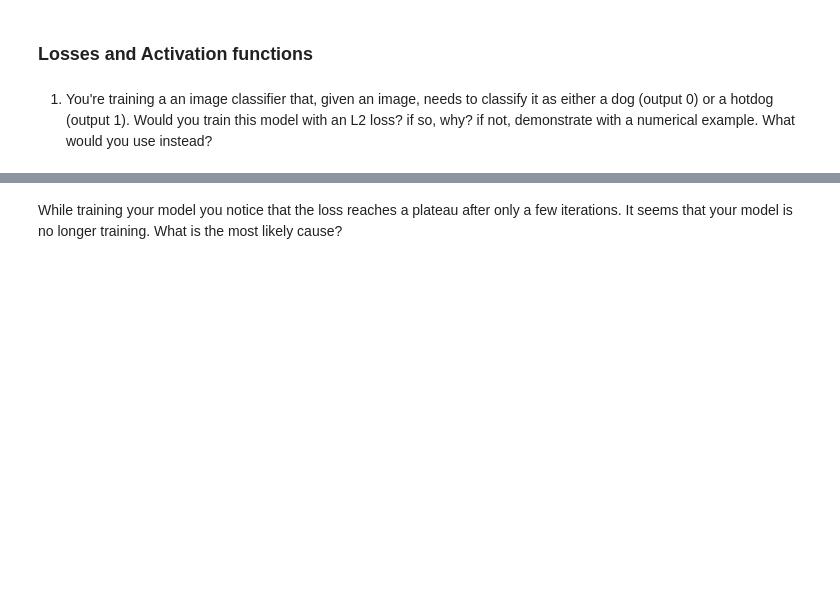
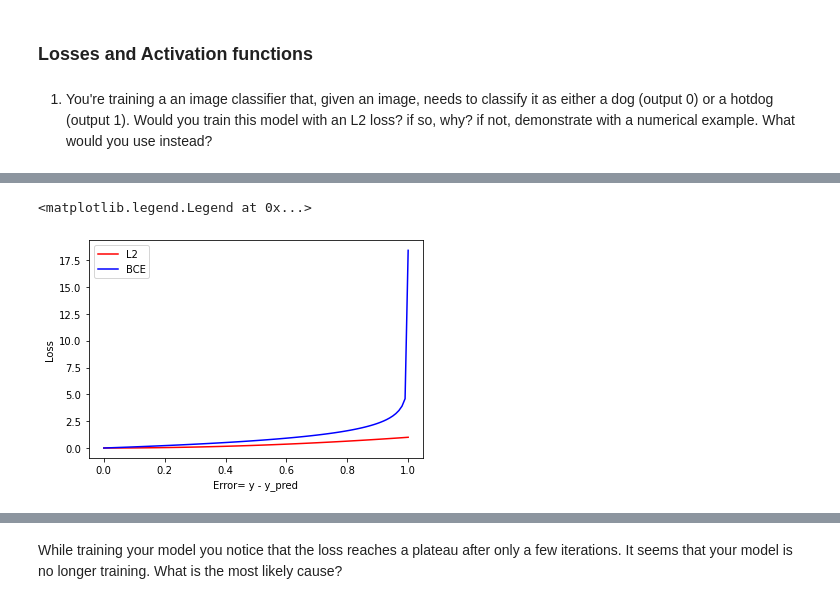
Before and after one commit to mryanivtal/cs3600, a Jupyter notebook: hw4 - pro/Part3_SummaryQuestions.ipynb, the cells around one changed output, grey strips where cells are left out. Saved outputs shown, nothing was run; the diff lists cells and outputs as text; code cells hidden in the pictures; blank space fills up the shorter version.

```diff
--- a/hw4 - pro/Part3_SummaryQuestions.ipynb
+++ b/hw4 - pro/Part3_SummaryQuestions.ipynb
@@ -169,3 +177,20 @@ $E(x_i) = (1-p) \cdot \dfrac{1}{1-p} \cdot a = a$
+# %%
+import numpy as np
+from matplotlib import pyplot as plt
+
+x = np.linspace(0, 1-1e-8, 100)
+se = (0-x)**2
+bce = -np.log(1-x)
+
+fig = plt.figure()
+plt.plot(x, se, color='r', label='L2')
+plt.plot(x, bce, color='b', label='BCE')
+plt.xlabel('Error= y - y_pred')
+plt.ylabel('Loss')
+plt.legend()
+# %% [output]
+<matplotlib.legend.Legend at 0x...>
+[figure, added]
 # %% [markdown]
 2. After months of research into the origins of climate change, you observe the following result:
 
```
Also changed, not shown: parts of 1 cell of this notebook.
